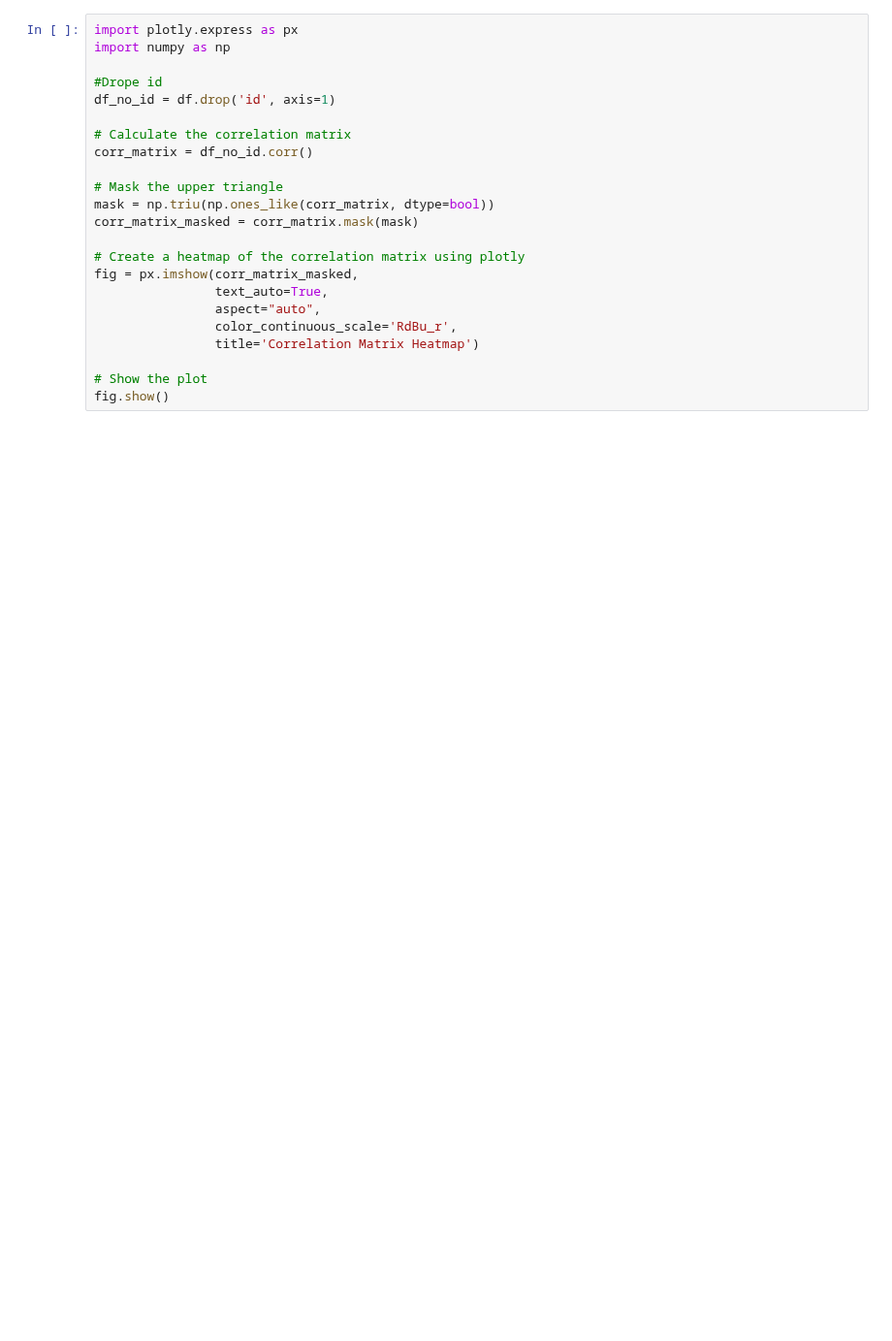
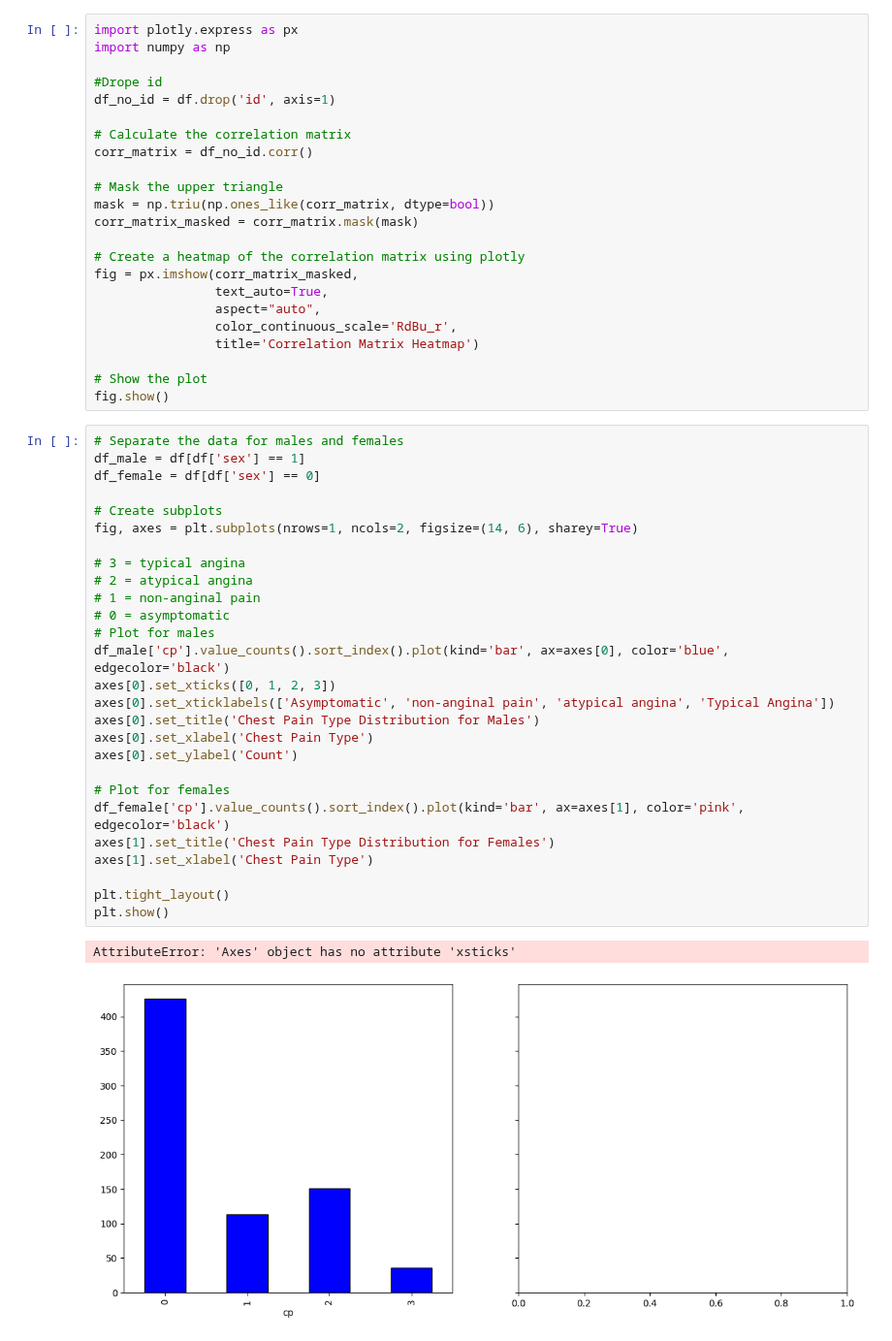
Before and after one commit to KasperFuru/datamining_oblig1, a Jupyter notebook: oblignotebook.ipynb, the cells around one changed output. Shown at 97% size. Cells and saved outputs as stored; diff of their text form; blank space fills up the shorter version.

```diff
--- a/oblignotebook.ipynb
+++ b/oblignotebook.ipynb
@@ -59,3 +85,33 @@ fig = px.imshow(corr_matrix_masked,
 
 # Show the plot
 fig.show()
+# %%
+# Separate the data for males and females
+df_male = df[df['sex'] == 1]
+df_female = df[df['sex'] == 0]
+
+# Create subplots
+fig, axes = plt.subplots(nrows=1, ncols=2, figsize=(14, 6), sharey=True)
+
+# 3 = typical angina
+# 2 = atypical angina
+# 1 = non-anginal pain
+# 0 = asymptomatic
+# Plot for males
+df_male['cp'].value_counts().sort_index().plot(kind='bar', ax=axes[0], color='blue', edgecolor='black')
+axes[0].set_xticks([0, 1, 2, 3])
+axes[0].set_xticklabels(['Asymptomatic', 'non-anginal pain', 'atypical angina', 'Typical Angina'])
+axes[0].set_title('Chest Pain Type Distribution for Males')
+axes[0].set_xlabel('Chest Pain Type')
+axes[0].set_ylabel('Count')
+
+# Plot for females
+df_female['cp'].value_counts().sort_index().plot(kind='bar', ax=axes[1], color='pink', edgecolor='black')
+axes[1].set_title('Chest Pain Type Distribution for Females')
+axes[1].set_xlabel('Chest Pain Type')
+
+plt.tight_layout()
+plt.show()
+# %% [output]
+AttributeError: 'Axes' object has no attribute 'xsticks'
+[figure, added]
```
Also changed, not shown: parts of 4 cells of this notebook.
